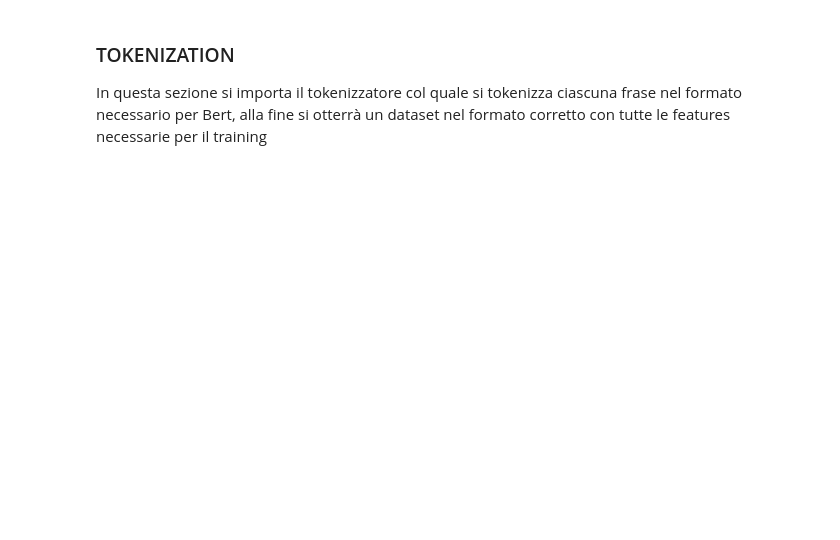
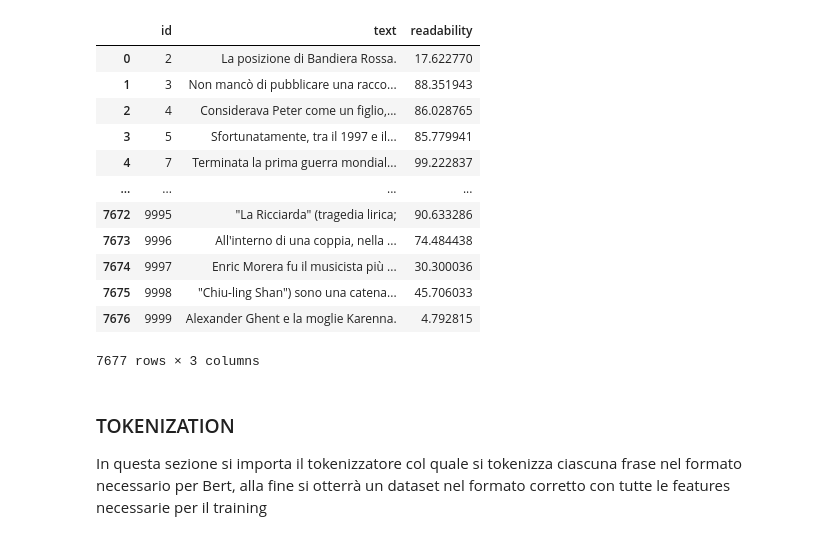
Before and after one commit to alicebergonzini/LM_pretraining, a Jupyter notebook: pretraining.ipynb, the cells around one changed output. Saved outputs shown, nothing was run; the diff lists cells and outputs as text; code cells hidden in the pictures; blank space fills up the shorter version.

```diff
--- a/pretraining.ipynb
+++ b/pretraining.ipynb
@@ -128,3 +23,19 @@ ds_df.head()
+# %%
+ds_df.drop(columns=["Unnamed: 0"])
+# %% [output]
+|  | id | text | readability |
+| 0 | 2 | La posizione di Bandiera Rossa. | 17.622770 |
+| 1 | 3 | Non mancò di pubblicare una racco... | 88.351943 |
+| 2 | 4 | Considerava Peter come un figlio,... | 86.028765 |
+| 3 | 5 | Sfortunatamente, tra il 1997 e il... | 85.779941 |
+| 4 | 7 | Terminata la prima guerra mondial... | 99.222837 |
+| ... | ... | ... | ... |
+| 7672 | 9995 | "La Ricciarda" (tragedia lirica; | 90.633286 |
+| 7673 | 9996 | All'interno di una coppia, nella ... | 74.484438 |
+| 7674 | 9997 | Enric Morera fu il musicista più ... | 30.300036 |
+| 7675 | 9998 | "Chiu-ling Shan") sono una catena... | 45.706033 |
+| 7676 | 9999 | Alexander Ghent e la moglie Karenna. | 4.792815 |
+7677 rows × 3 columns
 # %%
 #Divido in training e test set
 dataset = Dataset.from_pandas(ds_df)
```
Also changed, not shown: parts of 13 cells of this notebook.
